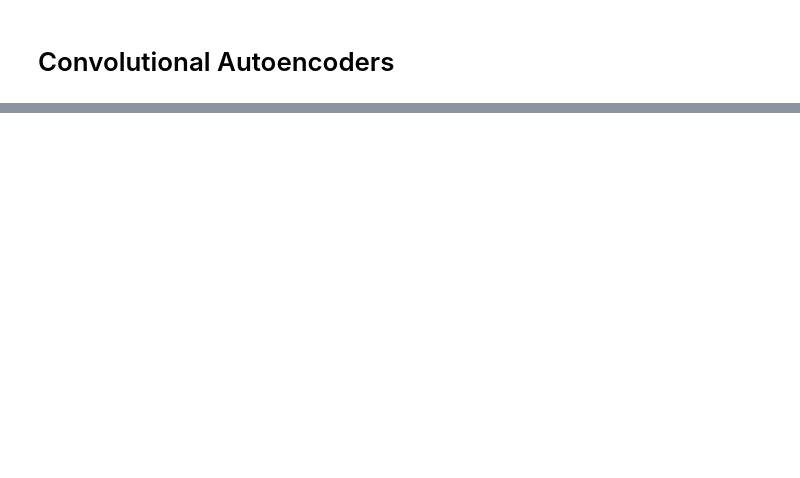
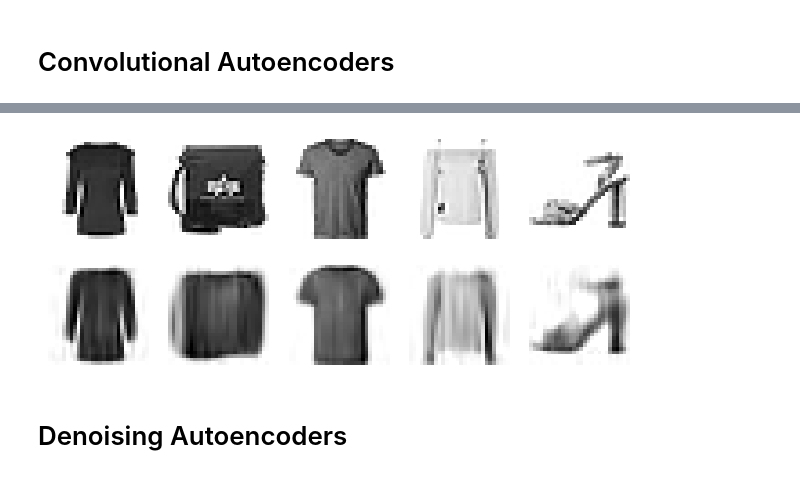
Before and after one commit to databyhuseyn/DeepLearning, a Jupyter notebook: autoencoders_gans_and_diffusion_models.ipynb, the cells around one changed output, grey strips where cells are left out. Drawn from its saved outputs; the diff is of its cells as text; code cells hidden in the pictures; blank space fills up the shorter version.

```diff
--- a/autoencoders_gans_and_diffusion_models.ipynb
+++ b/autoencoders_gans_and_diffusion_models.ipynb
@@ -362,0 +365,18 @@ plt.show()
+# %%
+tf.random.set_seed(42)
+
+recurrent_encoder = tf.keras.Sequential([
+    tf.keras.layers.LSTM(100, return_sequences=True),
+    tf.keras.layers.LSTM(30)
+])
+recurrent_decoder = tf.keras.Sequential([
+    tf.keras.layers.RepeatVector(30),
+    tf.keras.layers.LSTM(100, return_sequences=True),
+    tf.keras.layers.Dense(28)
+])
+
+recurrent_ae = tf.keras.Sequential([recurrent_encoder, recurrent_decoder])
+recurrent_ae.compile(loss='mse', optimizer='nadam')
+# %%
+history = recurrent_ae.fit(X_train, X_train, epochs=10,
+                           validation_data=(X_valid, X_valid))
@@ -362,0 +404,4 @@ plt.show()
+# %%
+plot_reconstructions(recurrent_ae)
+plt.show()
+# %% [output]
@@ -362,0 +409,3 @@ plt.show()
+[figure, added]
+# %% [markdown]
+# Denoising Autoencoders
```
Also changed, not shown: parts of 38 cells of this notebook.
